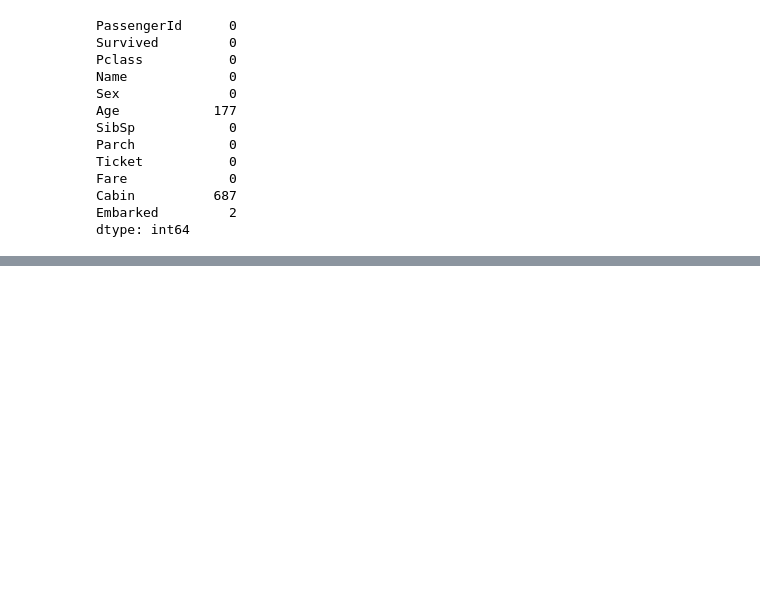
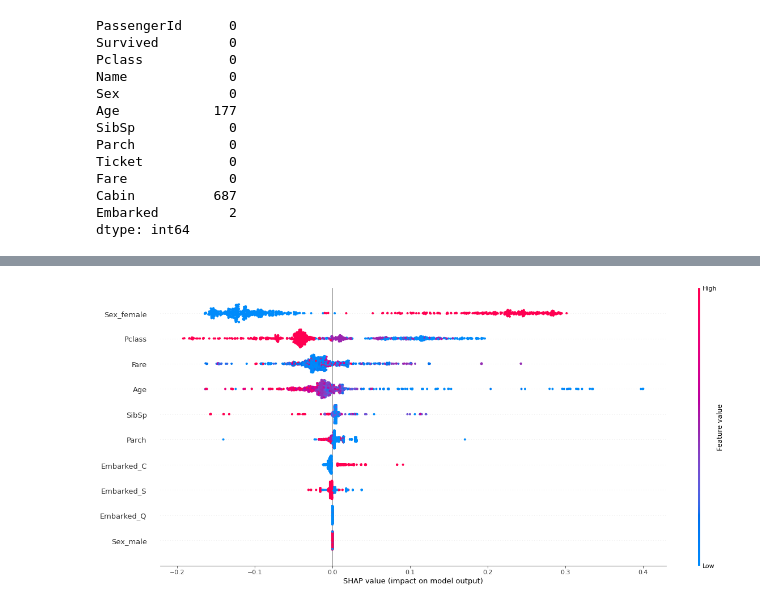
Before and after one commit to Ksenia-90/Machine_learning-_in_business, a Jupyter notebook: HW7.ipynb, the cells around one changed output, grey strips where cells are left out. Saved outputs shown, nothing was run; the diff lists cells and outputs as text; code cells hidden in the pictures; blank space fills up the shorter version.

```diff
--- a/HW7.ipynb
+++ b/HW7.ipynb
@@ -84 +86,3 @@ X_train, X_test, y_train, y_test = train_test_split(X,y, random_state = 1)
+# %%
+model_1 = xgb.train(params = {"learning_rate": 0.01}, dtrain = xgb.DMatrix(X, label=y), num_boost_round = 100)
 # %%
@@ -113,0 +113,8 @@ shape_values = explainer.shap_values(data_for_prediction)
+# %%
+explainer = shap.TreeExplainer(model_1)
+# %%
+shap_values = explainer.shap_values(X)
+# %%
+shap.initjs()
+shap.summary_plot(shap_values, X, plot_size=(20,9))
+# %% [output]
@@ -113,0 +122 @@ shape_values = explainer.shap_values(data_for_prediction)
+[figure, added]
```
Also changed, not shown: parts of 8 cells of this notebook.
